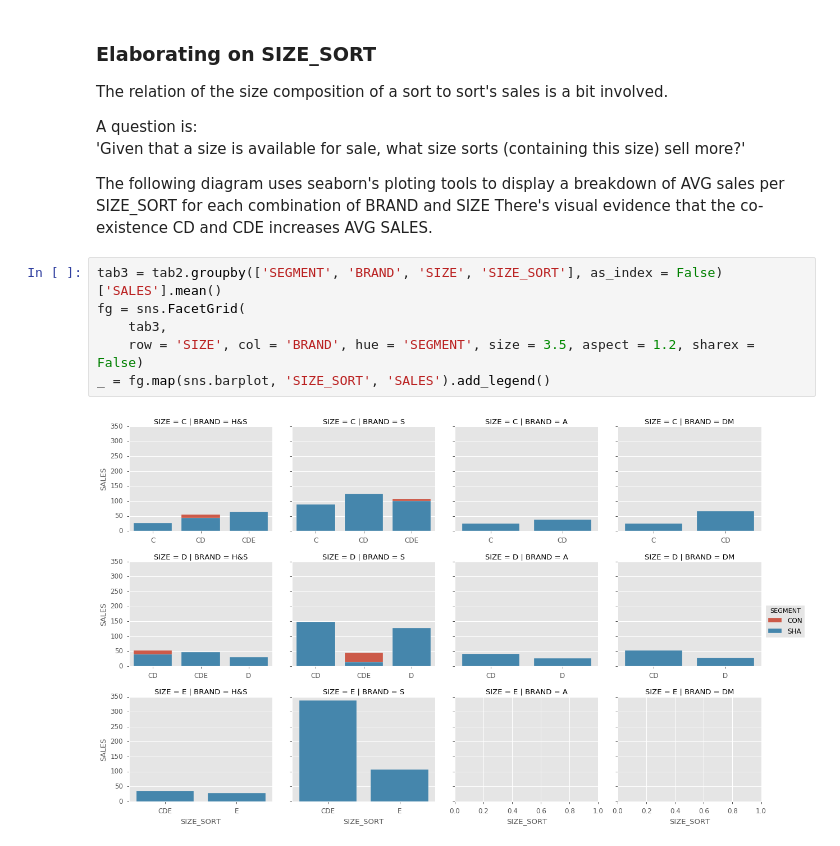
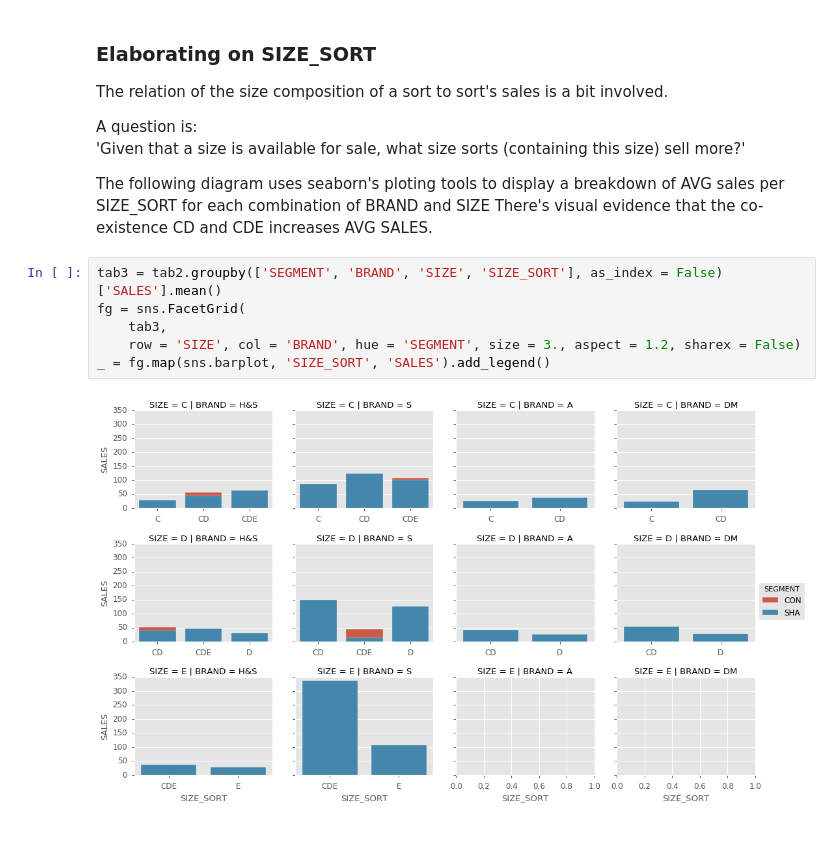
Before and after one commit to cmalliopoulos/PfBDAaML, a Jupyter notebook: retailerEDA.ipynb, the cells around one changed output. Cells and saved outputs as stored; diff of their text form.

```diff
--- a/retailerEDA.ipynb
+++ b/retailerEDA.ipynb
@@ -323,11 +326,11 @@ There's visual evidence that the co-existence CD and CDE increases AVG SALES.
 # %%
 tab3 = tab2.groupby(['SEGMENT', 'BRAND', 'SIZE', 'SIZE_SORT'], as_index = False)['SALES'].mean()
 fg = sns.FacetGrid(
     tab3,
-    row = 'SIZE', col = 'BRAND', hue = 'SEGMENT', size = 3.5, aspect = 1.2, sharex = False)
+    row = 'SIZE', col = 'BRAND', hue = 'SEGMENT', size = 3., aspect = 1.2, sharex = False)
 _ = fg.map(sns.barplot, 'SIZE_SORT', 'SALES').add_legend()
 # %% [output]
-[figure, old version]
+[figure, new version]
 # %% [markdown]
 -------------------------
 # Conclusions #
```
Also changed, not shown: parts of 18 cells of this notebook, 6 other files.
